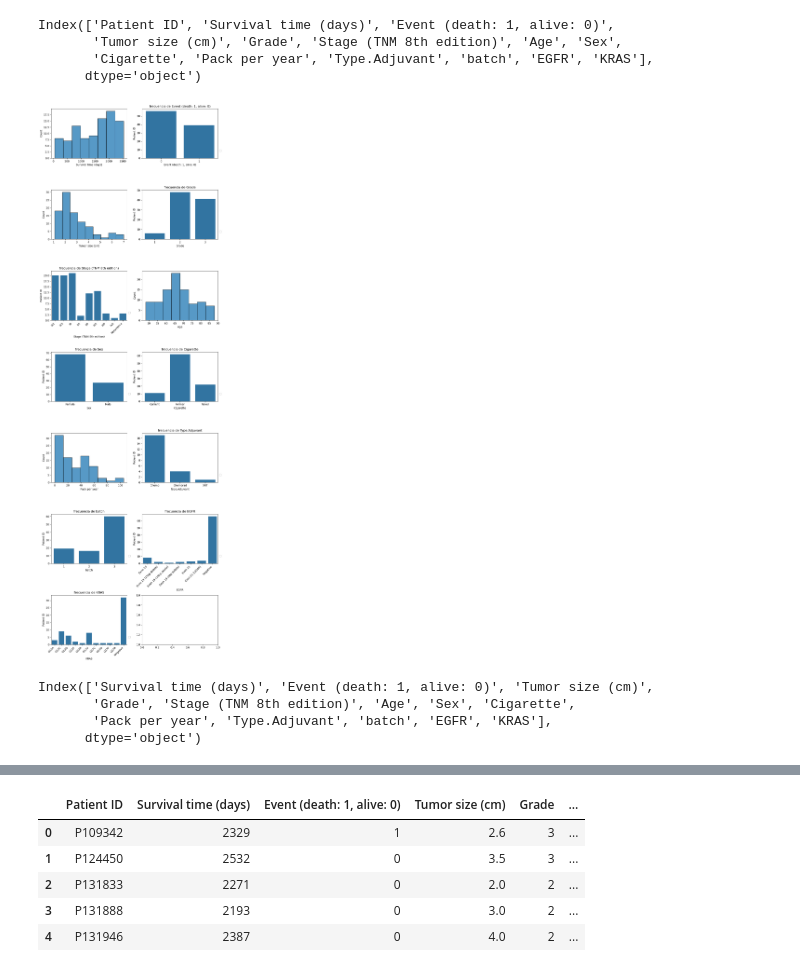
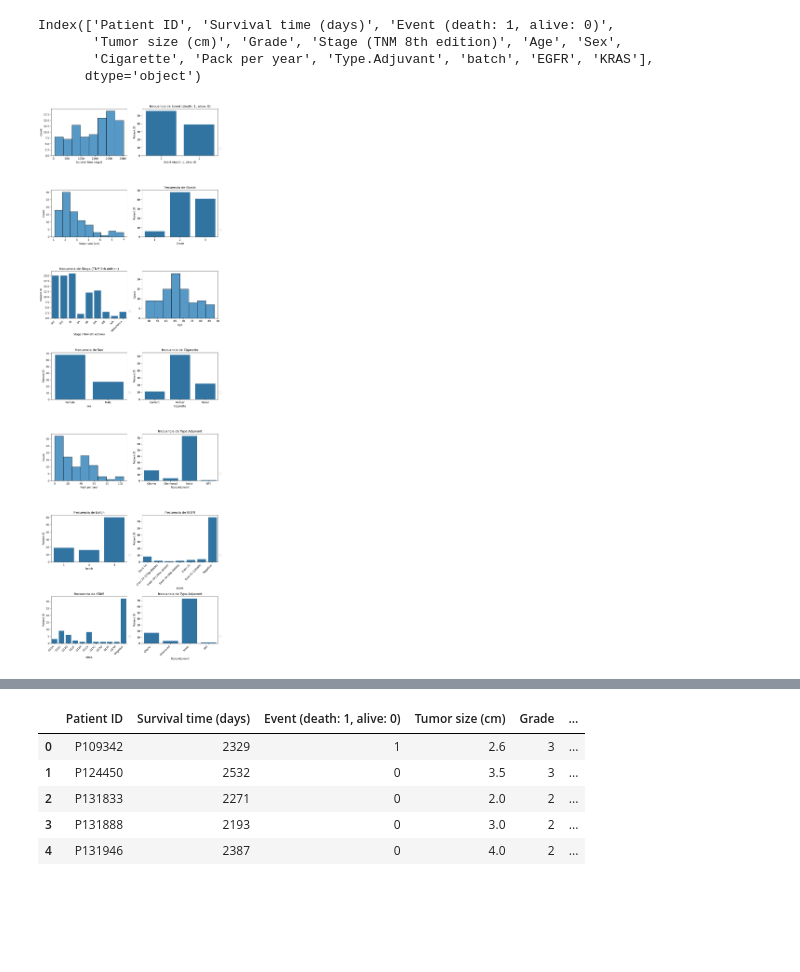
Before and after one commit to Alexis-martinezr/Machine-learning-biociencias, a Jupyter notebook: Análisis de supervivencia y modelado predictivo en una cohorte oncológica integración de datos histológicos, variables clínicas y moleculares.ipynb, the cells around one changed output, grey strips where cells are left out. Saved outputs shown, nothing was run; the diff lists cells and outputs as text; code cells hidden in the pictures; blank space fills up the shorter version.

```diff
--- a/Predicción de tiempo de supervivencia al cancer con machine learning.ipynb
+++ b/Análisis de supervivencia y modelado predictivo en una cohorte oncológica integración de datos histológicos, variables clínicas y moleculares.ipynb
@@ -285,45 +287,6 @@ sns.pairplot(clinic, hue='Event (death: 1, alive: 0)', markers=["o", "s"],  plot
 # %% [output]
 <seaborn.axisgrid.PairGrid at 0x...>
 [figure]
-# %%
-event_grade = clinic.groupby(['Event (death: 1, alive: 0)', 'Grade'])["Patient ID"].nunique().reset_index()
-event_grade.rename(columns={"Patient ID": "Pacientes"}, inplace=True)
-event_grade_rel = event_grade.copy()
-event_grade_rel['Pacientes_rel'] = event_grade_rel.groupby('Event (death: 1, alive: 0)')['Pacientes'].transform(lambda x: x / x.sum())
-
-event_stage = clinic.groupby(['Event (death: 1, alive: 0)', 'Stage (TNM 8th edition)'])["Patient ID"].nunique().reset_index()
-event_stage.rename(columns={"Patient ID": "Pacientes"}, inplace=True)
-event_stage_rel = event_stage.copy()
-event_stage_rel['Pacientes_rel'] = event_stage_rel.groupby('Event (death: 1, alive: 0)')['Pacientes'].transform(lambda x: x / x.sum())
-
-event_gen = clinic.groupby(['Event (death: 1, alive: 0)', 'Sex'])["Patient ID"].nunique().reset_index()
-event_gen.rename(columns={"Patient ID": "Pacientes"}, inplace=True)
-event_gen_rel = event_gen.copy()
-event_gen_rel['Pacientes_rel'] = event_gen_rel.groupby('Event (death: 1, alive: 0)')['Pacientes'].transform(lambda x: x / x.sum())
-
-figure, axs = plt.subplots( 3,2, sharey=False, sharex=False, figsize=(10, 15))
-
-sns.boxplot(x=clinic['Event (death: 1, alive: 0)'], y=clinic['Tumor size (cm)'], ax=axs[0,0])
-axs[0,0].set_title('Supervivencia vs tamaño del tumor')
-
-# Gráfica de barras
-sns.barplot(data=clinic, x='Event (death: 1, alive: 0)', y="Pacientes_rel", hue = 'Grade', ax=axs[0,1])
-axs[0,1].legend(bbox_to_anchor=(1, 0.2), loc='upper left')
-axs[0,1].set_title('Supervivencia vs grado histológico del tumor')
-
-sns.barplot(data=clinic, x='Event (death: 1, alive: 0)', y="Pacientes_rel", hue = 'Stage (TNM 8th edition)', ax=axs[1,1])
-axs[1,1].legend(bbox_to_anchor=(1, 0.55), loc='upper left')
-axs[1,1].set_title('Supervivencia vs etapa clinica del cancer')
-
-sns.boxplot(x=clinic['Event (death: 1, alive: 0)'], y=clinic['Age'], ax=axs[1,0])
-axs[1,0].set_title('Supervivencia vs edad')
-
-sns.boxplot(x=clinic['Event (death: 1, alive: 0)'], y=clinic['Pack per year'], ax=axs[2,0])
-axs[2,0].set_title('Supervivencia vs numero de paquetes consumidos por año')
-
-sns.barplot(data=clinic, x='Event (death: 1, alive: 0)', y="Pacientes_rel", hue = 'Sex', ax=axs[2,1])
-axs[2,1].legend(bbox_to_anchor=(1, 0.2), loc='upper left')
-axs[2,1].set_title('Supervivencia vs genero')
 # %%
 clinic.columns
 # %% [output]
@@ -340,32 +303,27 @@ def grafica(x, y, n1,n2):
 # %%
 figure, axs = plt.subplots( 7,2, sharey=False, sharex=False, figsize=(10, 30))
 sns.histplot(clinic['Survival time (days)'], ax=axs[0,0])
 grafica('Event (death: 1, alive: 0)', 'Patient ID', 0,1)
 sns.histplot(clinic['Tumor size (cm)'], ax=axs[1,0])
 grafica('Grade', 'Patient ID', 1,1)
 grafica('Stage (TNM 8th edition)', 'Patient ID', 2,0)
 axs[2,0].set_xticklabels(axs[2,0].get_xticklabels(), rotation=45, ha='right')
 sns.histplot(clinic['Age'], ax=axs[2,1])
 grafica('Sex', 'Patient ID', 3,0)
 grafica('Cigarette', 'Patient ID', 3,1)
 sns.histplot(clinic['Pack per year'], ax=axs[4,0])
 grafica('Type.Adjuvant', 'Patient ID', 4,1)
 grafica('batch', 'Patient ID', 5,0)
 grafica('EGFR', 'Patient ID', 5,1)
 axs[5,1].set_xticklabels(axs[5,1].get_xticklabels(), rotation=45, ha='right')
 grafica('KRAS', 'Patient ID', 6,0)
 axs[6,0].set_xticklabels(axs[6,0].get_xticklabels(), rotation=45, ha='right')
+grafica('Type.Adjuvant', 'Patient ID', 6,1)
+axs[6,1].set_xticklabels(axs[6,1].get_xticklabels(), rotation=45, ha='right')
 plt.tight_layout()
 plt.show()
 # %% [output]
-[figure, old version]
+[figure, new version]
-# %%
-col
-# %% [output]
-Index(['Survival time (days)', 'Event (death: 1, alive: 0)', 'Tumor size (cm)',
-       'Grade', 'Stage (TNM 8th edition)', 'Age', 'Sex', 'Cigarette',
-       'Pack per year', 'Type.Adjuvant', 'batch', 'EGFR', 'KRAS'],
-      dtype='object')
 # %%
 event_grade = clinic.groupby(['Event (death: 1, alive: 0)', 'Grade'])["Patient ID"].nunique().reset_index()
 event_grade.rename(columns={"Patient ID": "Pacientes"}, inplace=True)
```
Also changed, not shown: parts of 48 cells of this notebook, 3 other files.
